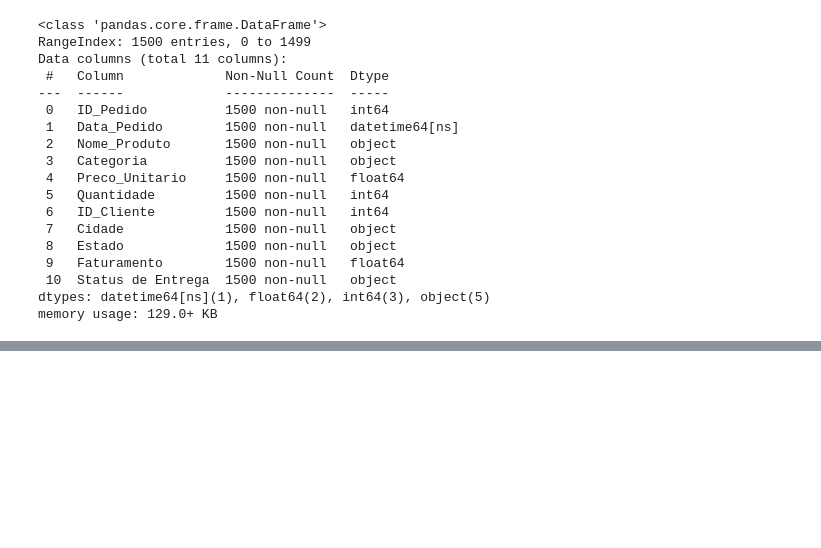
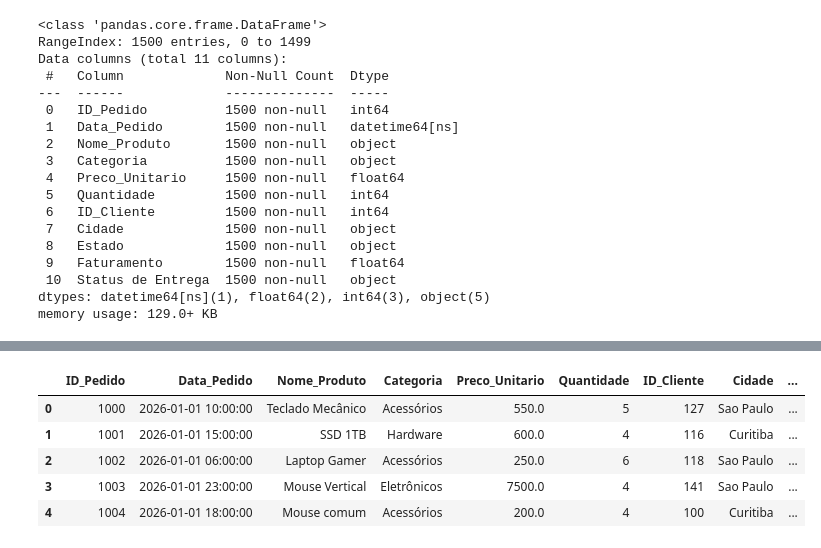
Before and after one commit to alissonmoreira7/analise-vendas-ecommerce, a Jupyter notebook: Analise_Vendas_Ecommerce.ipynb, the cells around one changed output, grey strips where cells are left out. Cells and saved outputs as stored; diff of their text form; code cells hidden in the pictures; blank space fills up the shorter version.

```diff
--- a/Analise_Vendas_Ecommerce.ipynb
+++ b/Analise_Vendas_Ecommerce.ipynb
@@ -148,0 +149,10 @@ plt.show()
+# %%
+df_vendas['Mes'] = df_vendas['Data_Pedido'].dt.to_period('M')
+df_vendas.head()
+# %% [output]
+|  | ID_Pedido | Data_Pedido | Nome_Produto | Categoria | Preco_Unitario | Quantidade | ID_Cliente | Cidade | ... |
+| 0 | 1000 | 2026-01-01 10:00:00 | Teclado Mecânico | Acessórios | 550.0 | 5 | 127 | Sao Paulo | ... |
+| 1 | 1001 | 2026-01-01 15:00:00 | SSD 1TB | Hardware | 600.0 | 4 | 116 | Curitiba | ... |
+| 2 | 1002 | 2026-01-01 06:00:00 | Laptop Gamer | Acessórios | 250.0 | 6 | 118 | Sao Paulo | ... |
+| 3 | 1003 | 2026-01-01 23:00:00 | Mouse Vertical | Eletrônicos | 7500.0 | 4 | 141 | Sao Paulo | ... |
+| 4 | 1004 | 2026-01-01 18:00:00 | Mouse comum | Acessórios | 200.0 | 4 | 100 | Curitiba | ... |
```
Also changed, not shown: parts of 8 cells of this notebook.
